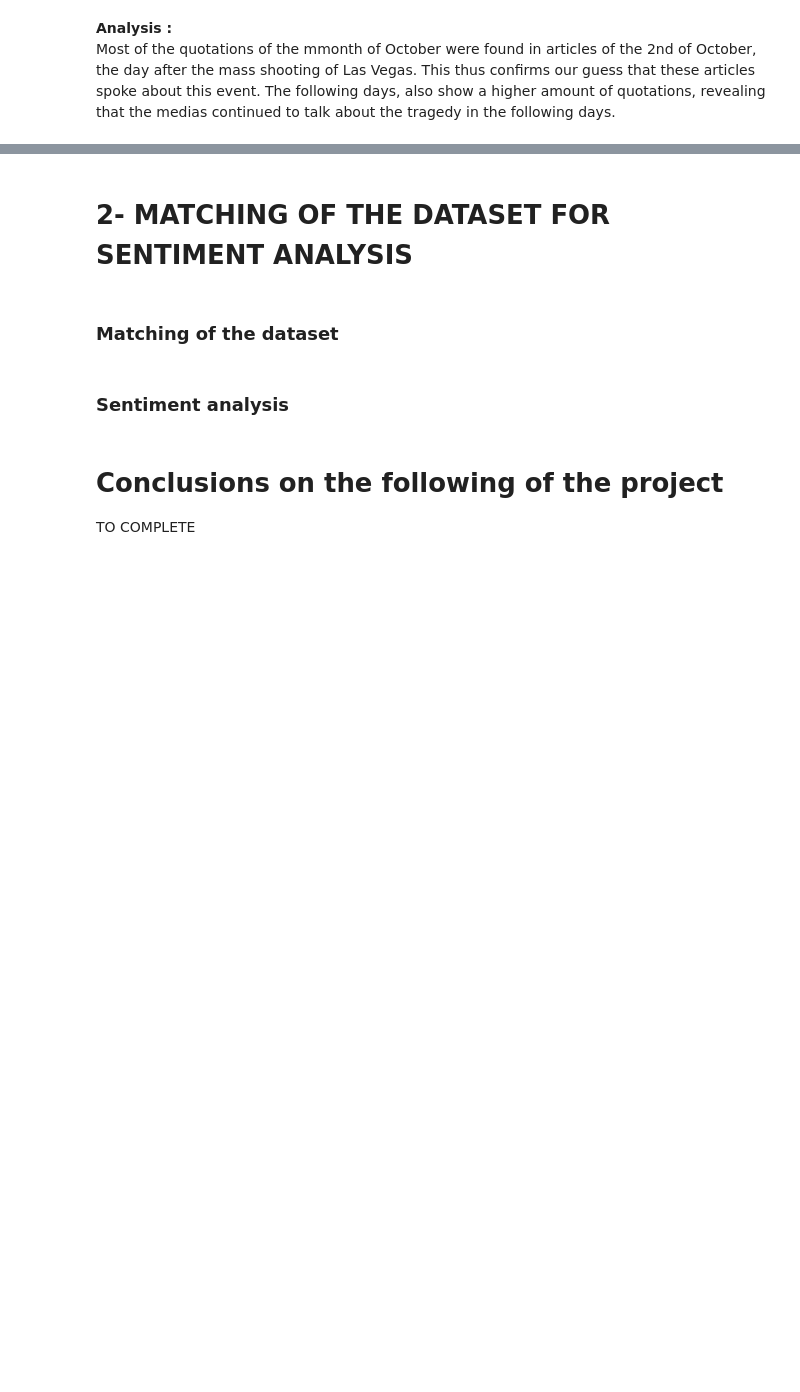
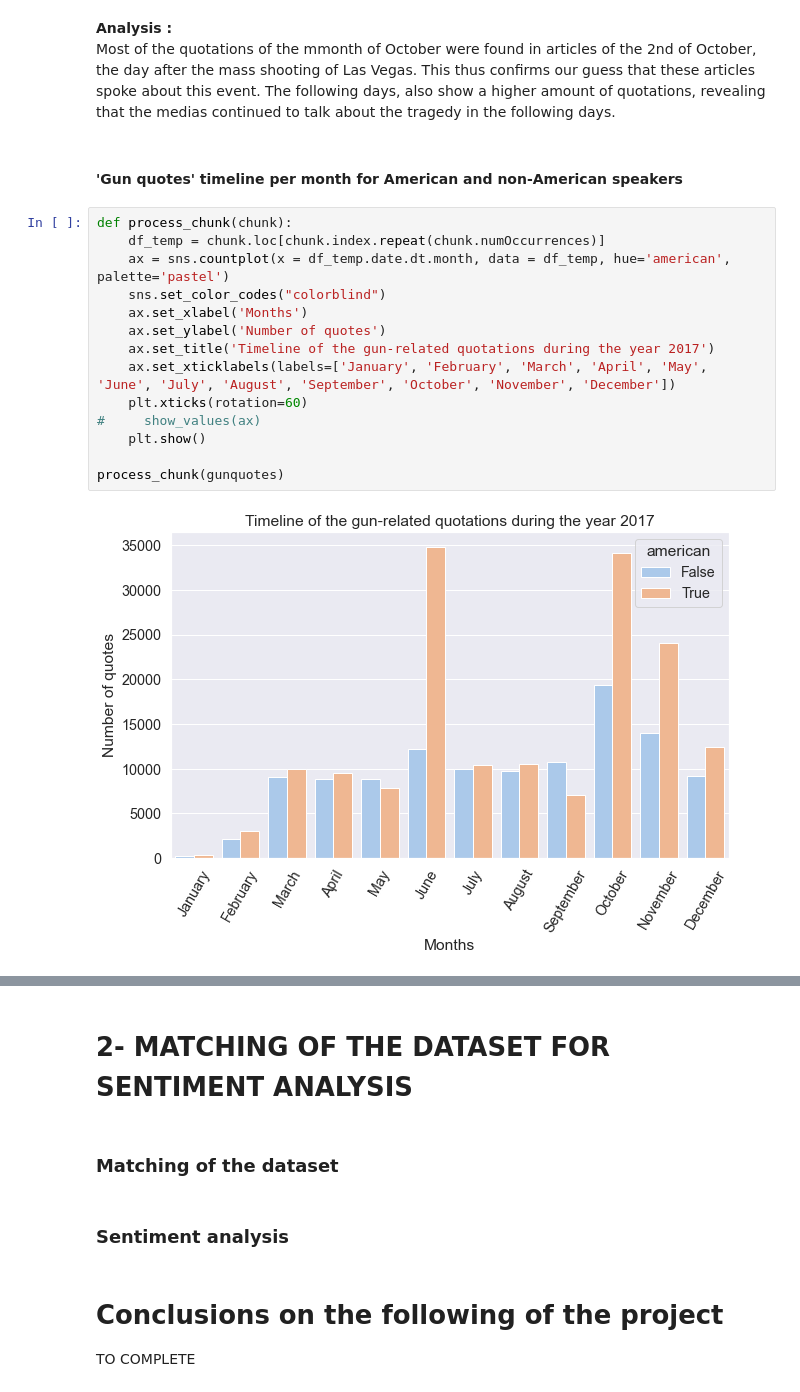
Before and after one commit to epfl-ada/ada-2021-project-sate, a Jupyter notebook: Milestone2.ipynb, the cells around one changed output, grey strips where cells are left out. Saved outputs shown, nothing was run; the diff lists cells and outputs as text; blank space fills up the shorter version.

```diff
--- a/Milestone2.ipynb
+++ b/Milestone2.ipynb
@@ -194,3 +200,21 @@ NameError: name 'gunquotes' is not defined
 # %% [markdown]
 **Analysis :**
 Most of the quotations of the mmonth of October were found in articles of the 2nd of October, the day after the mass shooting of Las Vegas. This thus confirms our guess that these articles spoke about this event. The following days, also show a higher amount of quotations, revealing that the medias continued to talk about the tragedy in the following days.
+# %% [markdown]
+#### 'Gun quotes' timeline per month for American and non-American speakers
+# %%
+def process_chunk(chunk):
+    df_temp = chunk.loc[chunk.index.repeat(chunk.numOccurrences)]
+    ax = sns.countplot(x = df_temp.date.dt.month, data = df_temp, hue='american', palette='pastel')
+    sns.set_color_codes("colorblind")
+    ax.set_xlabel('Months')
+    ax.set_ylabel('Number of quotes')
+    ax.set_title('Timeline of the gun-related quotations during the year 2017')
+    ax.set_xticklabels(labels=['January', 'February', 'March', 'April', 'May', 'June', 'July', 'August', 'September', 'October', 'November', 'December'])
+    plt.xticks(rotation=60)
+#     show_values(ax)
+    plt.show()
+
+process_chunk(gunquotes)
+# %% [output]
+[figure, added]
```
Also changed, not shown: parts of 15 cells of this notebook, 1 other file.
